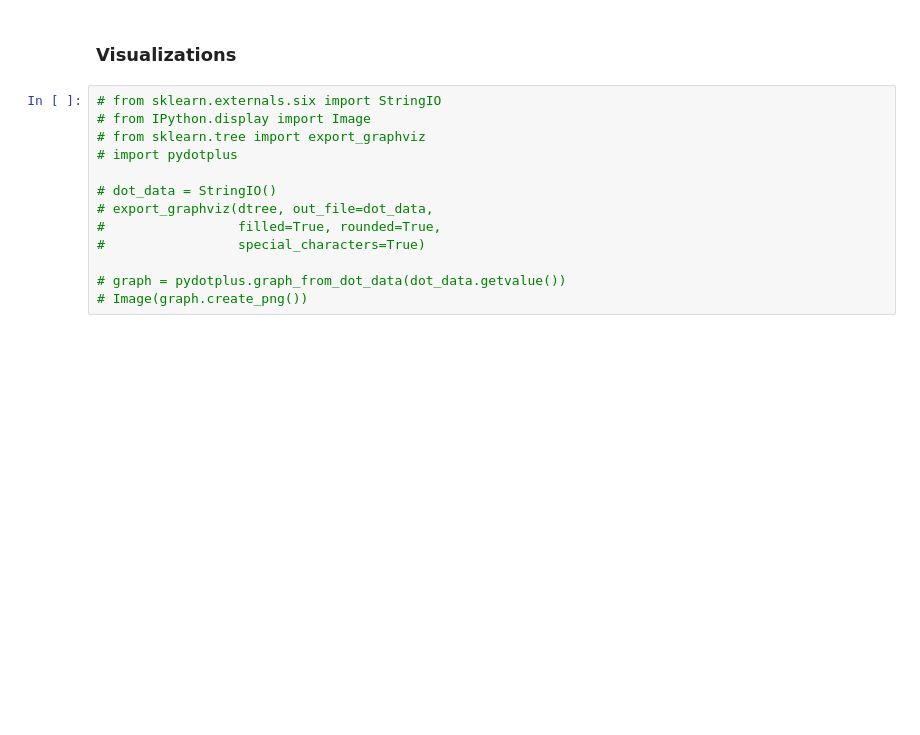
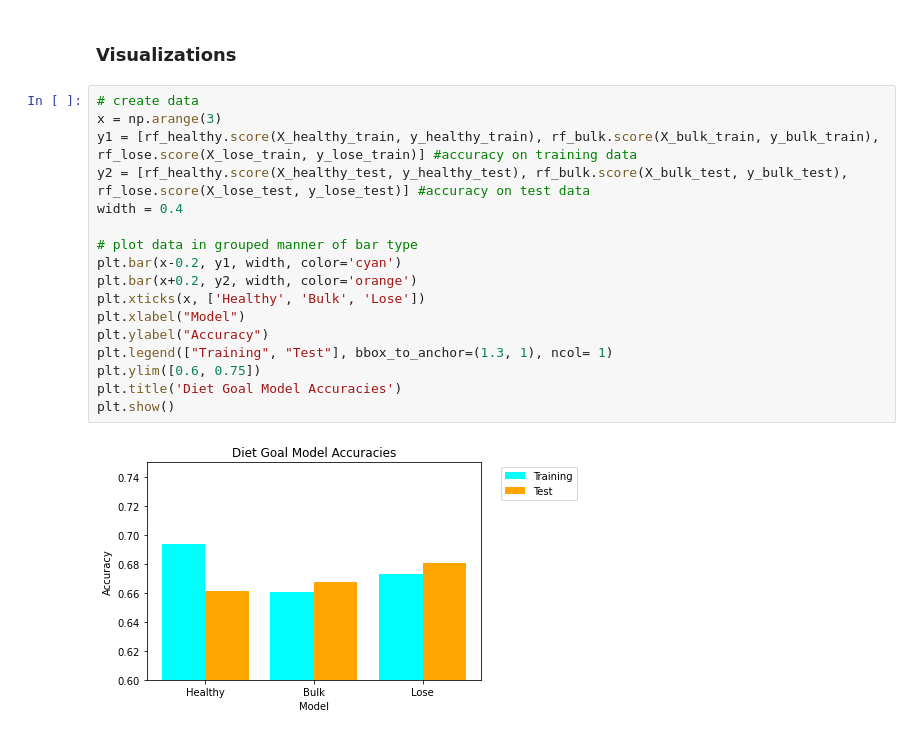
Before and after one commit to restmegan/DSProjectCode, a Jupyter notebook: diet_data_eda.ipynb, the cells around one changed output. Cells and saved outputs as stored; diff of their text form; blank space fills up the shorter version.

```diff
--- a/diet_data_eda.ipynb
+++ b/diet_data_eda.ipynb
@@ -608,16 +608,22 @@ Link: recipes-plus.com/api/v2.0/recipes/19496
 Thank you!
 # %% [markdown]
 ### Visualizations
-# %%
-# from sklearn.externals.six import StringIO
-# from IPython.display import Image
-# from sklearn.tree import export_graphviz
-# import pydotplus
-
-# dot_data = StringIO()
-# export_graphviz(dtree, out_file=dot_data,
-#                 filled=True, rounded=True,
-#                 special_characters=True)
-
-# graph = pydotplus.graph_from_dot_data(dot_data.getvalue())
-# Image(graph.create_png())
+# %%
+# create data
+x = np.arange(3)
+y1 = [rf_healthy.score(X_healthy_train, y_healthy_train), rf_bulk.score(X_bulk_train, y_bulk_train), rf_lose.score(X_lose_train, y_lose_train)] #accuracy on training data
+y2 = [rf_healthy.score(X_healthy_test, y_healthy_test), rf_bulk.score(X_bulk_test, y_bulk_test), rf_lose.score(X_lose_test, y_lose_test)] #accuracy on test data
+width = 0.4
+
+# plot data in grouped manner of bar type
+plt.bar(x-0.2, y1, width, color='cyan')
+plt.bar(x+0.2, y2, width, color='orange')
+plt.xticks(x, ['Healthy', 'Bulk', 'Lose'])
+plt.xlabel("Model")
+plt.ylabel("Accuracy")
+plt.legend(["Training", "Test"], bbox_to_anchor=(1.3, 1), ncol= 1)
+plt.ylim([0.6, 0.75])
+plt.title('Diet Goal Model Accuracies')
+plt.show()
+# %% [output]
+[figure, added]
```
Also changed, not shown: parts of 5 cells of this notebook, 3 other files.
